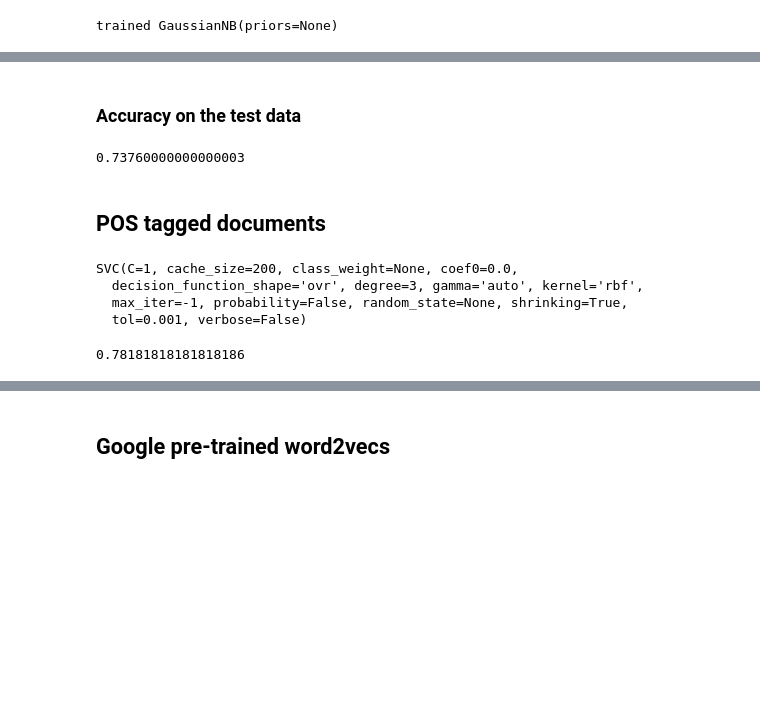
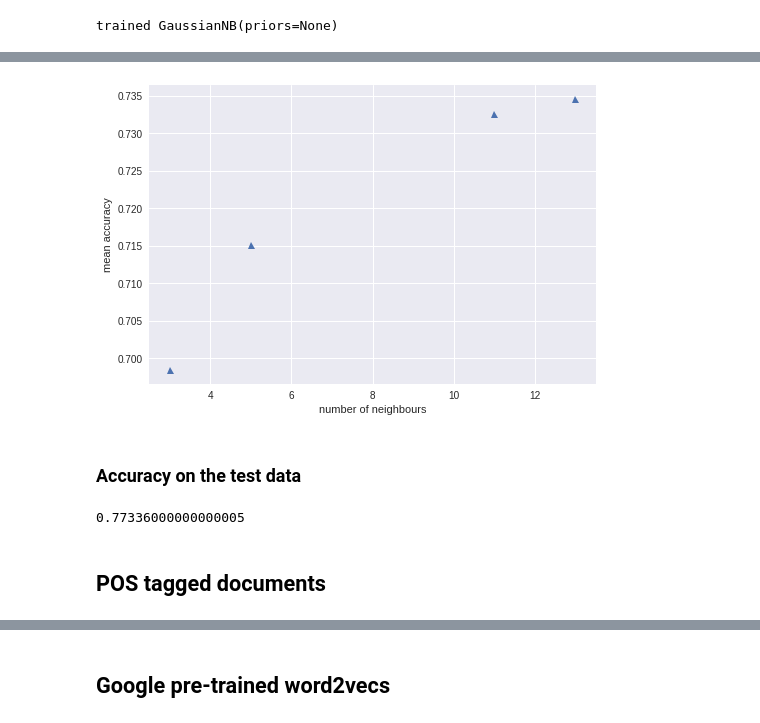
Before and after one commit to mohamedmahmoud97/imdb-sentiment-analysis, a Jupyter notebook: Comparison and Exploration.ipynb, the cells around one changed output, grey strips where cells are left out. Saved outputs shown, nothing was run; the diff lists cells and outputs as text; code cells hidden in the pictures; blank space fills up the shorter version.

```diff
--- a/Comparison and Exploration.ipynb
+++ b/Comparison and Exploration.ipynb
@@ -194,32 +48,3 @@ def validate_random_forest(X, y, n_estimators):
-# %%
-def cross_validate(X, y, classifier, parameters={},folds=None):
-
-    n_samples = y.shape[0]
-    perm_idx = np.random.permutation(n_samples)
-    X_perm = X[perm_idx]
-    y_perm = y[perm_idx]
-
-    best_clf = None
-    best_acc = 0
-    clf_vars = []
-    clf_mean_accs = []
-    parameters_list = [{item[0]:item[1] for item in sublist} for
-                      sublist in itertools.product(*[[(key,val) for val in parameters[key]]
-                                                     for key in parameters.keys()])]
-
-
-    for parameter_comb in parameters_list:
-        clf = classifier(**parameter_comb)
-        accs = cross_val_score(clf, X_perm, y_perm, n_jobs=-1,cv=folds)
-        mean_acc, var_acc = np.mean(accs), np.var(accs)
-        clf_mean_accs.append(mean_acc)
-        clf_vars.append(var_acc)
-        if mean_acc > best_acc:
-            best_acc = mean_acc
-            best_clf = clf
-        print(f'trained {clf}')
-
-    return best_clf, clf_mean_accs, clf_vars
 # %% [markdown]
 ## cleaning the data without POS tagging
 # %% [markdown]
@@ -229,6 +54,5 @@ basic_cleaned_root = speedy(basic_cleaner, ['aclImdb/train/pos','aclImdb/train/n
 # %% [markdown]
 ### creating training and validation set
 # %%
-X,y,wv_basic = tf_wv_samples(model_prefix='basic', root_dir=f'{basic_cleaned_root}/train')
-# X_train,X_val,y_train,y_val = train_test_split(X, y, test_size=0.33, random_state=42)
+X,y,wv_basic = tf_wv_samples(model_prefix='basic', root_dir=f'{basic_cleaned_root}train')
 # %% [markdown]
@@ -300,3 +171,6 @@ plt.show()
 best_nb, nb_accs, nb_vars = cross_validate(X,y,classifier=GaussianNB,folds=10)
 # %% [output]
 trained GaussianNB(priors=None)
+# %%
+knn_neighbours = [3,5,11,13]
+best_knn,knn_accs,knn_vars = cross_validate(X,y,classifier=KNeighborsClassifier,parameters={'n_neighbors':knn_neighbours},folds=10)
@@ -303,3 +190,10 @@ trained GaussianNB(priors=None)
+# %%
+plt.errorbar(knn_neighbours, knn_accs, knn_vars, linestyle='None', marker='^')
+plt.xlabel('number of neighbours')
+plt.ylabel('mean accuracy')
+plt.show()
+# %% [output]
+[figure, added]
 # %% [markdown]
 ### Accuracy on the test data
 # %%
@@ -309,7 +203,8 @@ X_test,y_test,wv_basic = tf_wv_samples(model_prefix='basic_nltk_2', root_dir=f'{
 # %%
-np.mean(clf.predict(X_test) == y_test)
+best_lr.fit(X,y)
+np.mean(best_lr.predict(X_test) == y_test)
 # %% [output]
-0.73760000000000003
+0.77336000000000005
 # %% [markdown]
 ## POS tagged documents
 # %%
@@ -320,12 +213,0 @@ X_train,X_val,y_train,y_val = train_test_split(X, y, test_size=0.33, random_stat
-# %%
-clf = SVC(C=1)
-clf.fit(X_train, y_train)
-# %% [output]
-SVC(C=1, cache_size=200, class_weight=None, coef0=0.0,
-  decision_function_shape='ovr', degree=3, gamma='auto', kernel='rbf',
-  max_iter=-1, probability=False, random_state=None, shrinking=True,
-  tol=0.001, verbose=False)
-# %%
-np.mean(clf.predict(X_val) == y_val)
-# %% [output]
-0.78181818181818186
```
Also changed, not shown: parts of 21 cells of this notebook, 4 other files.
